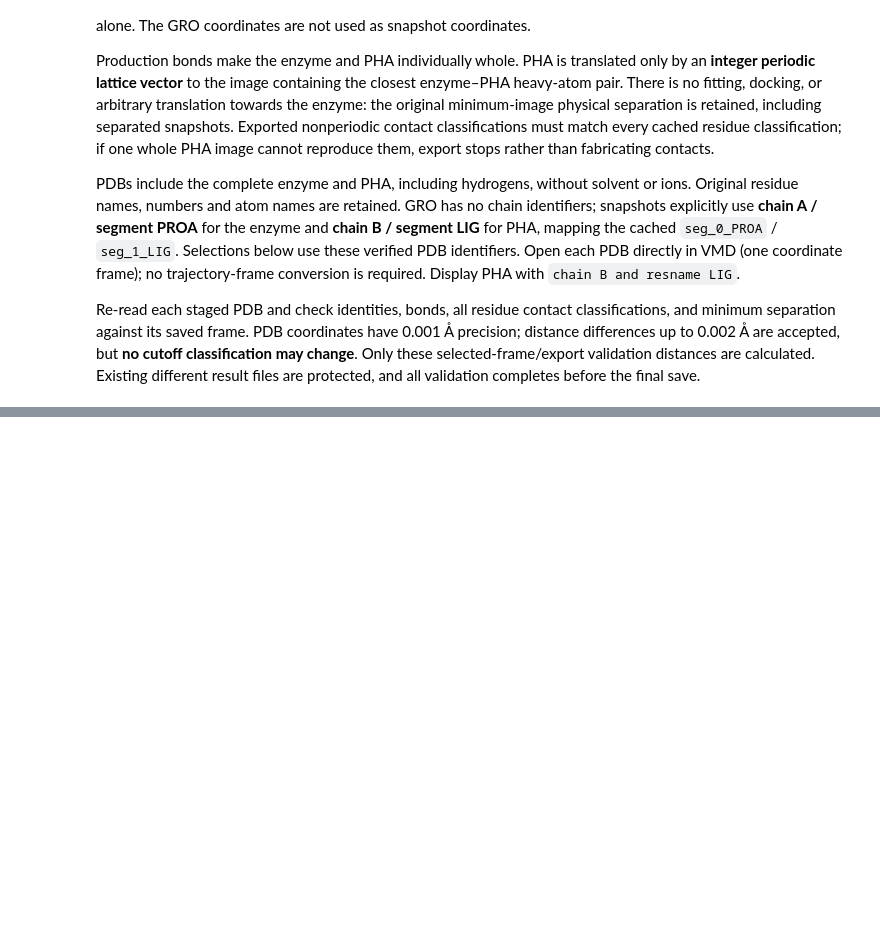
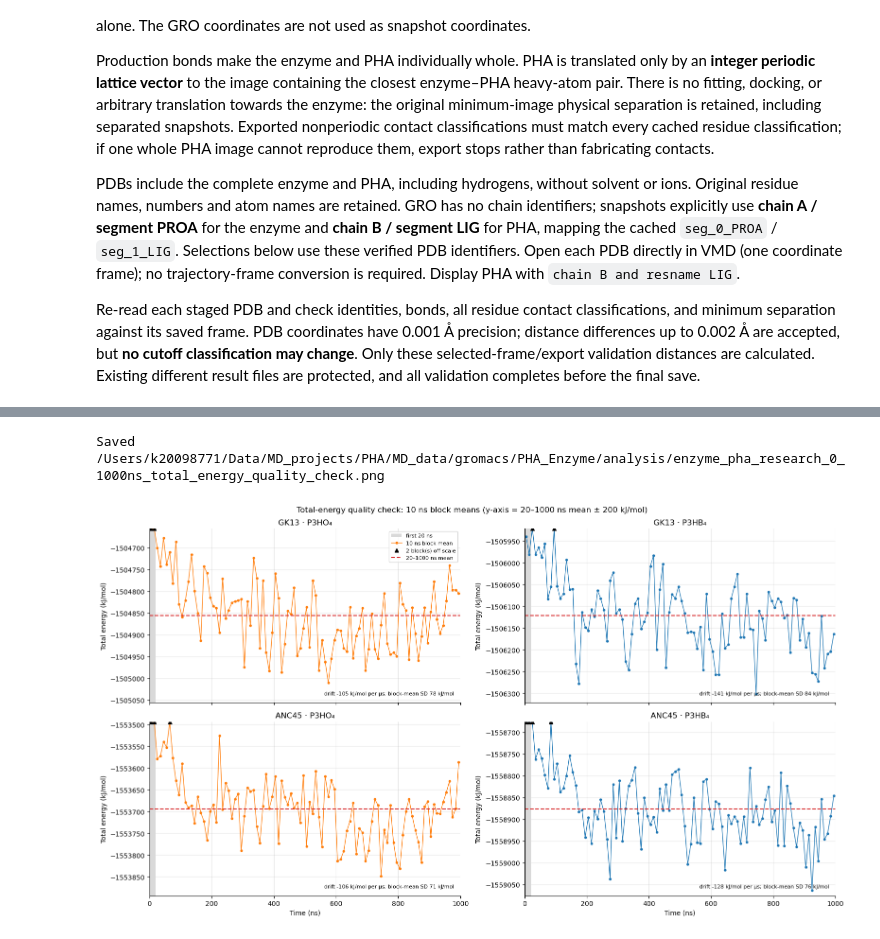
Before and after one commit to DanielYyork/iPHAsimulatorV2, a Jupyter notebook: src/md_simulation_scripts/enzyme_pha_analysis/enzyme_pha_analysis.ipynb, the cells around one changed output, grey strips where cells are left out. Saved outputs shown, nothing was run; the diff lists cells and outputs as text; code cells hidden in the pictures; blank space fills up the shorter version.

Commit message:
enzyme_pha_analysis: add total-energy quality check section
Co-Authored-By: Claude Opus 5.5 <noreply@anthropic.com>

```diff
--- a/src/md_simulation_scripts/enzyme_pha_analysis/enzyme_pha_analysis.ipynb
+++ b/src/md_simulation_scripts/enzyme_pha_analysis/enzyme_pha_analysis.ipynb
@@ -1383,0 +1448,36 @@ else:
+# %%
+# Section 11 figure: 10 ns block means; y-axis = 20-1000 ns mean ± 200 kJ/mol.
+QC_Y_HALF_RANGE = 200
+fig, axes = plt.subplots(2, 2, figsize=(2 * FIGSIZE[0], 2 * FIGSIZE[1]), sharex=True)
+for ax, system, row in zip(axes.flat, SYSTEMS, qc_rows):
+    centres, means, late, slope = qc_blocks[system]
+    ref = row["mean_20_1000ns_kj_mol"]; lo, hi = ref - QC_Y_HALF_RANGE, ref + QC_Y_HALF_RANGE
+    colour = "tab:blue" if "P3HB" in system else "tab:orange"   # same colours as Figures 5-6
+    ax.axvspan(START_NS, QC_EQUILIBRATION_NS, color="0.85", lw=0, label=f"first {QC_EQUILIBRATION_NS:g} ns")
+    ax.plot(centres, np.clip(means, lo, hi), "o-", color=colour, ms=3, lw=1, label=f"{QC_BLOCK_NS:g} ns block mean")
+    off = (means > hi) | (means < lo)
+    if off.any():
+        ax.plot(centres[off], np.where(means[off] > hi, hi, lo), "^" if (means[off] > hi).all() else "v",
+                color="k", ms=6, ls="none", label=f"{off.sum()} block(s) off scale")
+    ax.axhline(ref, color="tab:red", ls="--", lw=1.5, label=f"{QC_EQUILIBRATION_NS:g}–{END_NS:g} ns mean")
+    ax.text(0.98, 0.04, f"drift {slope:+.0f} kJ/mol per µs; block-mean SD {row['block_mean_sd_20_1000ns_kj_mol']:.0f} kJ/mol",
+            transform=ax.transAxes, ha="right", va="bottom", fontsize=8)
+    ax.set(ylim=(lo, hi), xlim=(START_NS, END_NS), ylabel="Total energy (kJ/mol)",
+           title=system.removesuffix("_gromacs").replace("_P3HB_4", " · P3HB₄").replace("_P3HO_4", " · P3HO₄"))
+    ax.ticklabel_format(axis="y", useOffset=False, style="plain")
+    ax.set_axisbelow(True); ax.grid(alpha=0.3)
+for ax in axes[1]: ax.set_xlabel("Time (ns)")
+axes[0, 0].legend(fontsize=8, loc="upper right")
+fig.suptitle(f"Total-energy quality check: {QC_BLOCK_NS:g} ns block means (y-axis = {QC_EQUILIBRATION_NS:g}–{END_NS:g} ns mean ± {QC_Y_HALF_RANGE} kJ/mol)")
+fig.tight_layout()
+if SAVE_QC:
+    path = Path(f"{QC_PREFIX}.png")
+    if path.exists() and not QC_OVERWRITE:
+        raise FileExistsError(f"{path} exists; set QC_OVERWRITE = True to replace it, or SAVE_QC = False")
+    fig.savefig(path, dpi=PNG_DPI)
+    print(f"Saved {path}")
+display(fig)
+plt.close(fig)
+# %% [output]
+Saved /Users/k20098771/Data/MD_projects/PHA/MD_data/gromacs/PHA_Enzyme/analysis/enzyme_pha_research_0_1000ns_total_energy_quality_check.png
+[figure, added]
```
Also changed, not shown: parts of 3 cells of this notebook.
